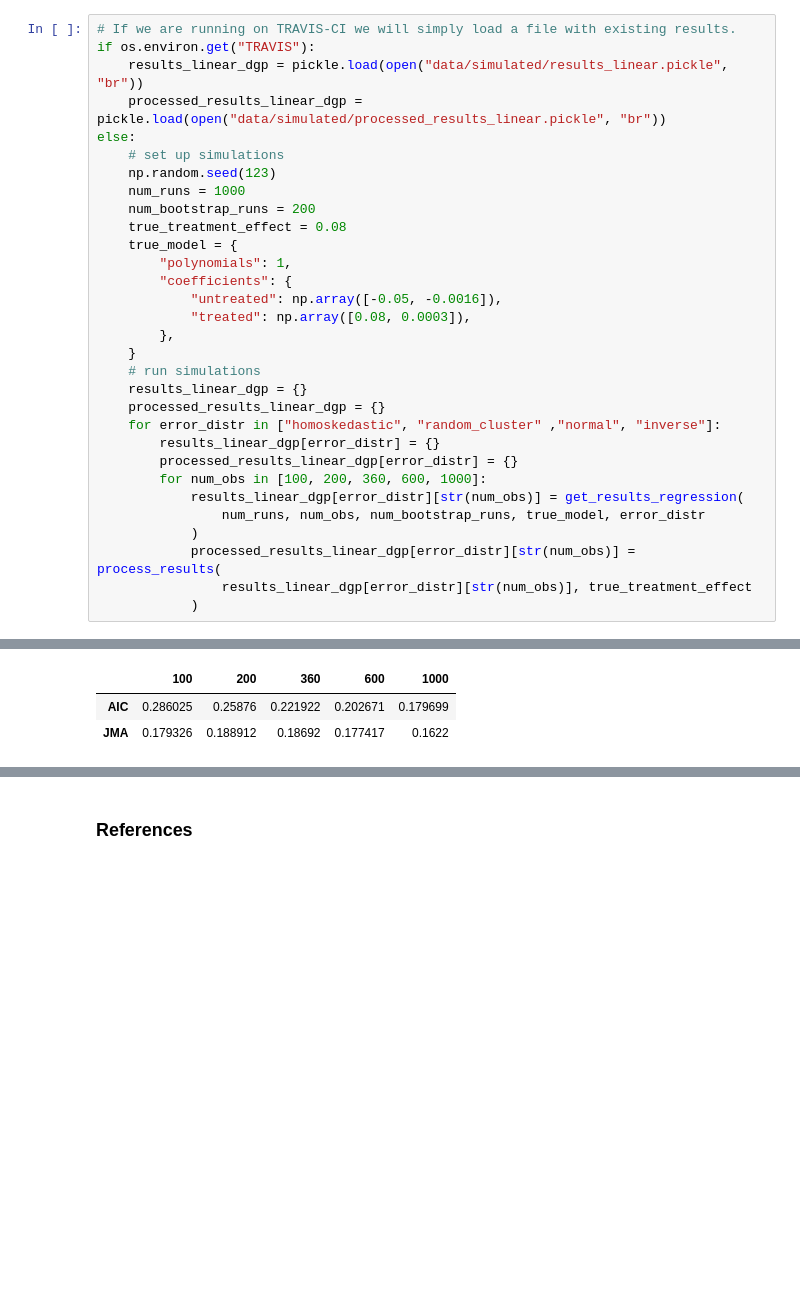
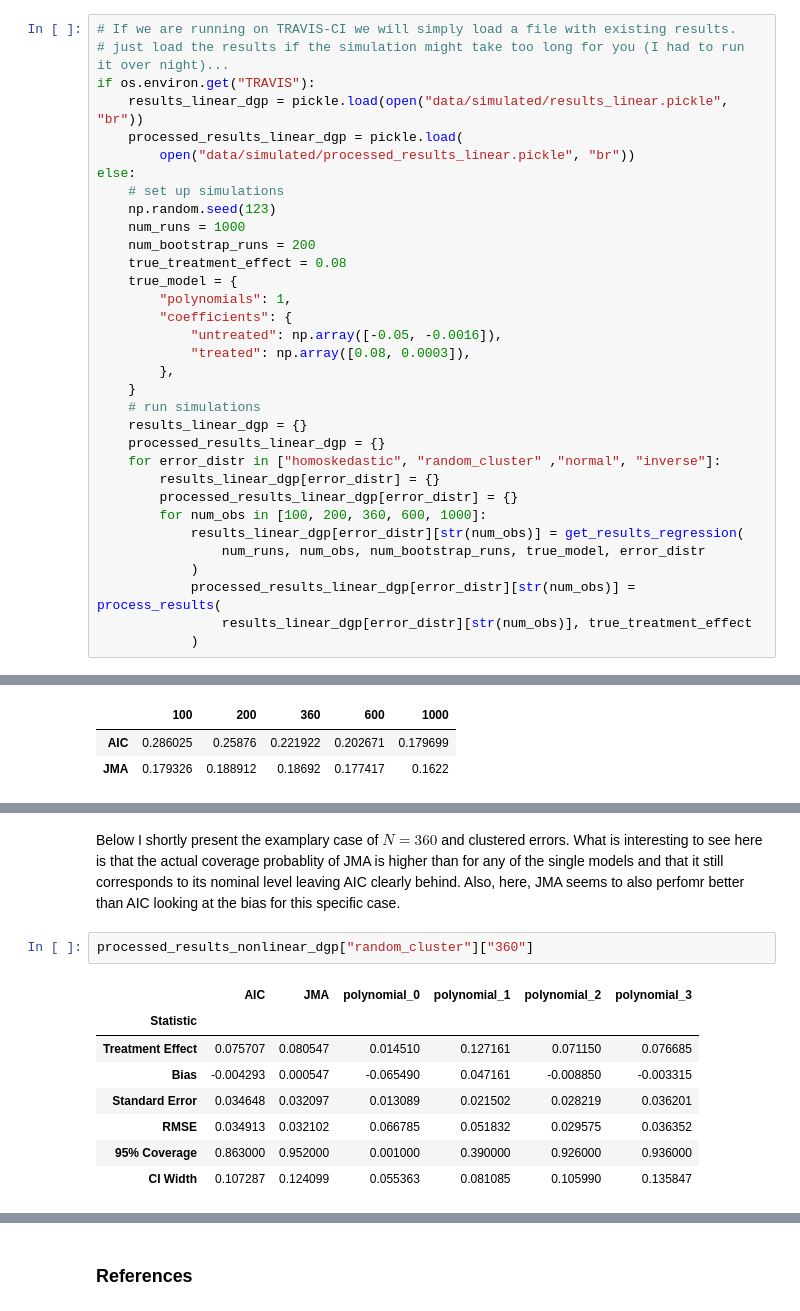
Before and after one commit to Pascalheid/project_computational_statistics, a Jupyter notebook: Project.ipynb, the cells around one changed output, grey strips where cells are left out. Saved outputs shown, nothing was run; the diff lists cells and outputs as text; blank space fills up the shorter version.

```diff
--- a/Project.ipynb
+++ b/Project.ipynb
@@ -202,8 +224,10 @@ I choose the one order polynomial model as the true underlying data generating p
 # %%
 # If we are running on TRAVIS-CI we will simply load a file with existing results.
+# just load the results if the simulation might take too long for you (I had to run it over night)...
 if os.environ.get("TRAVIS"):
     results_linear_dgp = pickle.load(open("data/simulated/results_linear.pickle", "br"))
-    processed_results_linear_dgp = pickle.load(open("data/simulated/processed_results_linear.pickle", "br"))
+    processed_results_linear_dgp = pickle.load(
+        open("data/simulated/processed_results_linear.pickle", "br"))
 else:
     # set up simulations
     np.random.seed(123)
@@ -253,0 +358,13 @@ consistency
+# %% [markdown]
+Below I shortly present the examplary case of $N=360$ and clustered errors. What is interesting to see here is that the actual coverage probablity of JMA is higher than for any of the single models and that it still corresponds to its nominal level leaving AIC clearly behind. Also, here, JMA seems to also perfomr better than AIC looking at the bias for this specific case.
+# %%
+processed_results_nonlinear_dgp["random_cluster"]["360"]
+# %% [output]
+|  | AIC | JMA | polynomial_0 | polynomial_1 | polynomial_2 | polynomial_3 |
+| Statistic |  |  |  |  |  |  |
+| Treatment Effect | 0.075707 | 0.080547 | 0.014510 | 0.127161 | 0.071150 | 0.076685 |
+| Bias | -0.004293 | 0.000547 | -0.065490 | 0.047161 | -0.008850 | -0.003315 |
+| Standard Error | 0.034648 | 0.032097 | 0.013089 | 0.021502 | 0.028219 | 0.036201 |
+| RMSE | 0.034913 | 0.032102 | 0.066785 | 0.051832 | 0.029575 | 0.036352 |
+| 95% Coverage | 0.863000 | 0.952000 | 0.001000 | 0.390000 | 0.926000 | 0.936000 |
+| CI Width | 0.107287 | 0.124099 | 0.055363 | 0.081085 | 0.105990 | 0.135847 |
```
Also changed, not shown: parts of 31 cells of this notebook, 14 other files.
